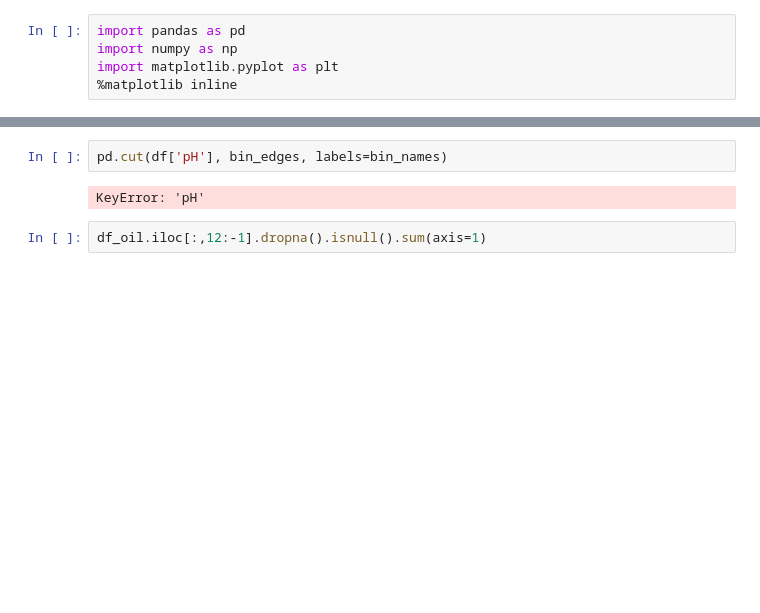
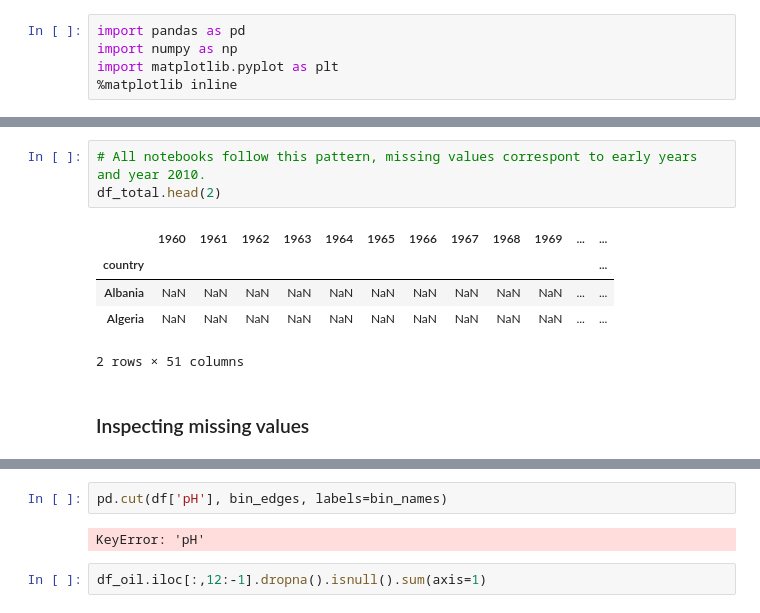
Before and after one commit to reneang17/data-analyst, a Jupyter notebook: gapminder_energy/gapminder_energy_production.ipynb, the cells around one changed output, grey strips where cells are left out. Drawn from its saved outputs; the diff is of its cells as text; blank space fills up the shorter version.

```diff
--- a/gapminder_energy/gapminder_energy_production.ipynb
+++ b/gapminder_energy/gapminder_energy_production.ipynb
@@ -69,0 +67,11 @@ df_total
+# %%
+# All notebooks follow this pattern, missing values correspont to early years and year 2010.
+df_total.head(2)
+# %% [output]
+|  | 1960 | 1961 | 1962 | 1963 | 1964 | 1965 | 1966 | 1967 | 1968 | 1969 | ... | ... |
+| country |  |  |  |  |  |  |  |  |  |  |  | ... |
+| Albania | NaN | NaN | NaN | NaN | NaN | NaN | NaN | NaN | NaN | NaN | ... | ... |
+| Algeria | NaN | NaN | NaN | NaN | NaN | NaN | NaN | NaN | NaN | NaN | ... | ... |
+2 rows × 51 columns
+# %% [markdown]
+### Inspecting missing values
```
Also changed, not shown: parts of 19 cells of this notebook.
